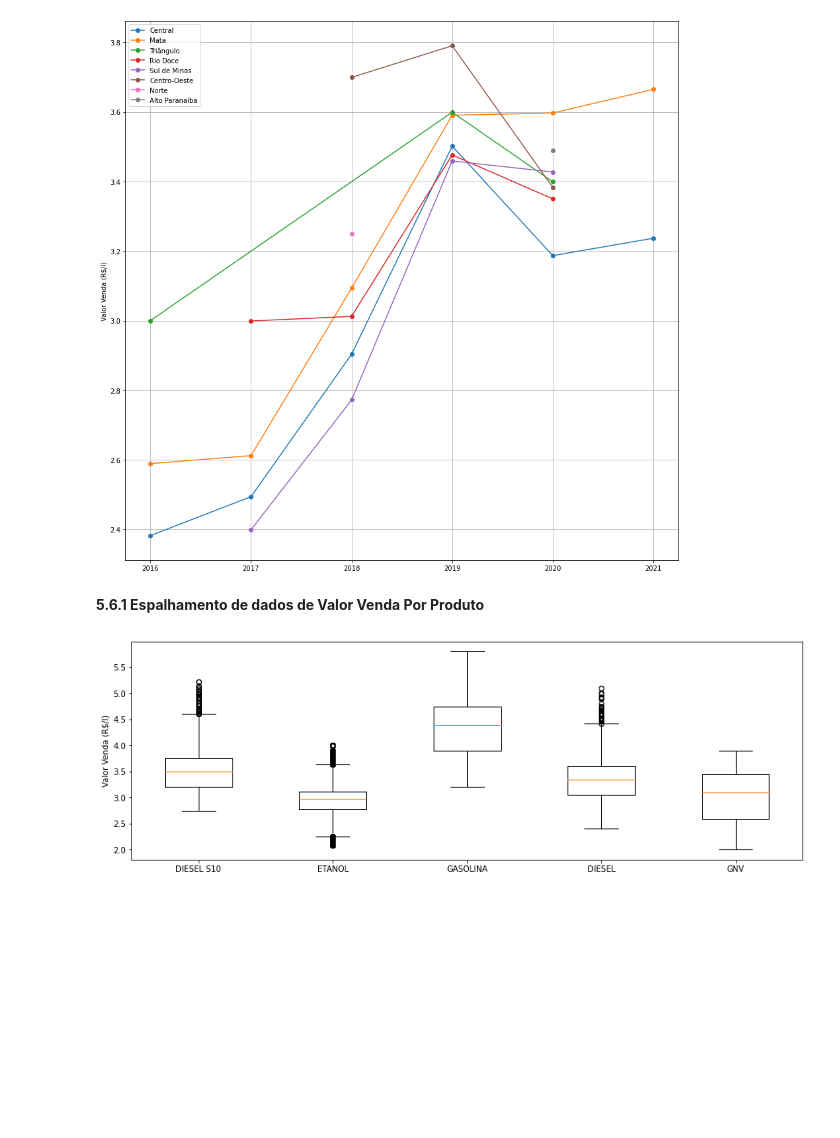
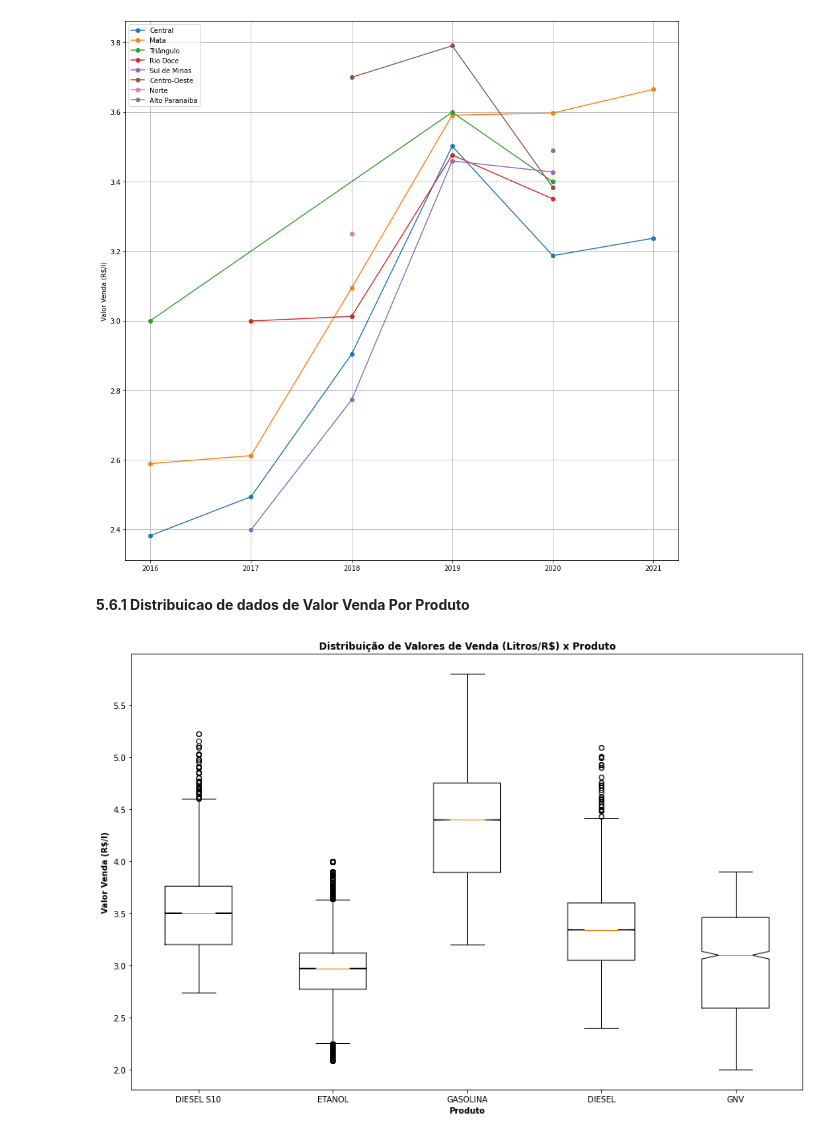
Before and after one commit to leoregisr/gas-price-history, a Jupyter notebook: AnaliseExploratoria.ipynb, the cells around one changed output. Drawn from its saved outputs; the diff is of its cells as text; code cells hidden in the pictures; blank space fills up the shorter version.

```diff
--- a/AnaliseExploratoria.ipynb
+++ b/AnaliseExploratoria.ipynb
@@ -355,15 +402,21 @@ plot_chart_data_valor_por_produto_e_regiao(df, "GNV")
 # %% [output]
 [figure]
 # %% [markdown]
-**5.6.1 Espalhamento de dados de Valor Venda Por Produto**
+**5.6.1 Distribuicao de dados de Valor Venda Por Produto**
 # %%
-fig, ax = plt.subplots(figsize=(15,5))
-produtos = df["Produto"].unique()
-qtd_produtos = len(produtos)
-ax.boxplot([df[df["Produto"] == item]["Valor_Venda_Litro_Em_Reais"] for item in produtos])
-ax.set_ylabel("Valor Venda (R$/l)")
-ax.set(xticklabels=produtos)
-ax.margins(0.05)
-plt.show()
+def plot_boxplot_produto(df):
+    fig, ax = plt.subplots(figsize=(15,10))
+    produtos = df["Produto"].unique()
+    qtd_produtos = len(produtos)
+    ax.boxplot([df[df["Produto"] == item]["Valor_Venda_Litro_Em_Reais"] for item in produtos], notch=True)
+    ax.set_ylabel("Valor Venda (R$/l)", fontweight="bold")
+    ax.set_xlabel("Produto", fontweight="bold")
+    ax.set(xticklabels=produtos)
+    plt.title("Distribuição de Valores de Venda (Litros/R$) x Produto", fontweight="bold")
+    ax.margins(0.05)
+    plt.savefig("boxplot_precos_produto.png", bbox_inches = 'tight',pad_inches =0.5)
+    plt.show()
-# %% [output]
-[figure, removed]
+# %%
+plot_boxplot_produto(df)
+# %% [output]
+[figure, added]
```
Also changed, not shown: parts of 14 cells of this notebook, 4 other files.
